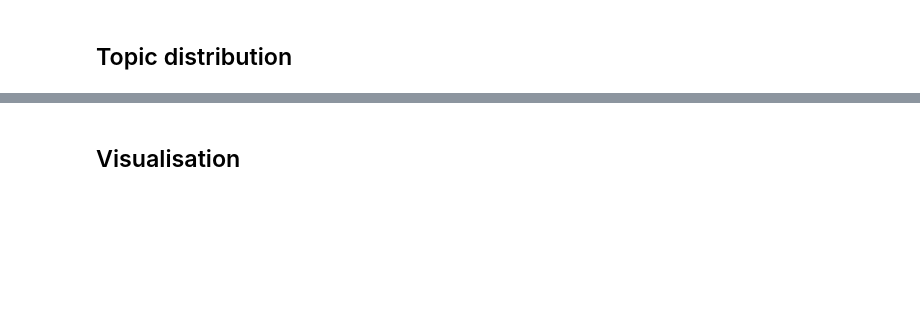
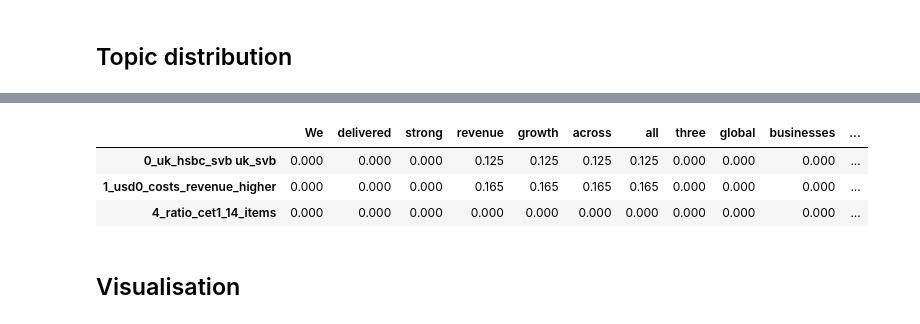
Before and after one commit to jrw22/topic-clustering, a Jupyter notebook: BERTopic.ipynb, the cells around one changed output, grey strips where cells are left out. Drawn from its saved outputs; the diff is of its cells as text; code cells hidden in the pictures; blank space fills up the shorter version.

```diff
--- a/BERTopic.ipynb
+++ b/BERTopic.ipynb
@@ -378,7 +68,7 @@ umap_model = UMAP(n_neighbors=15, n_components=5, min_dist=0.0, metric='cosine',
 # %%
 from hdbscan import HDBSCAN
 
-hdbscan_model = HDBSCAN(min_cluster_size=15, metric='euclidean', cluster_selection_method='eom', prediction_data=True)
+hdbscan_model = HDBSCAN(min_cluster_size=10, metric='euclidean', cluster_selection_method='eom', prediction_data=True)
 # %% [markdown]
 ## Tokeniser
 # %%
@@ -402,17 +97,17 @@ pos_model = PartOfSpeech("en_core_web_sm")
 # MMR
 mmr_model = MaximalMarginalRelevance(diversity=0.3)
 
-# GPT-3.5
+# GPT-4
 prompt = """
 I have a topic that contains the following documents:
 [DOCUMENTS]
-The topic is described by the following keywords: [KEYWORDS]
+I have a topic that is described by the following keywords: [KEYWORDS]. These keywords have been extracted from key sentences within a financial document.
 
-Based on the information above, extract a short but highly descriptive topic label of at most 5 words. Make sure it is in the following format:
+Based on the information above, extract a short but highly descriptive topic label of at most 6 words. Make sure it is in the following format:
 topic: <topic label>
 """
 client = openai.OpenAI(api_key=userdata.get("OpenAI2"))
-openai_model = OpenAI(client, model="gpt-3.5-turbo", exponential_backoff=True, chat=True, prompt=prompt)
+openai_model = OpenAI(client, model="gpt-4", exponential_backoff=True, chat=True, prompt=prompt)
 
 # All representation models
 representation_model = {
@@ -434,7 +129,7 @@ topic_model = BERTopic(
   representation_model=representation_model,
 
   # Hyperparameters
-  top_n_words=10,
+  top_n_words=20,
   verbose=True
 )
 
@@ -449,5 +181,6 @@ topic_model.get_topic(1, full=True)
 topic_distr, _ = topic_model.approximate_distribution(sentences, window=8, stride=4)
 # %%
 # Visualise topic distribution for specific sentences
-print(sentences[5])
-topic_model.visualize_distribution(topic_distr[5])
+sentence_id = 20
+print(sentences[sentence_id])
+topic_model.visualize_distribution(topic_distr[sentence_id])
@@ -454,12 +190,16 @@ topic_model.visualize_distribution(topic_distr[5])
 # %%
 # Visualise on the token level
-sentence_id = 5
 # Calculate the topic distributions on a token-level
 topic_distr, topic_token_distr = topic_model.approximate_distribution(sentences[sentence_id], calculate_tokens=True)
 
 # Visualize the token-level distributions
 df = topic_model.visualize_approximate_distribution(sentences[sentence_id], topic_token_distr[0])
 df
+# %% [output]
+|  | We | delivered | strong | revenue | growth | across | all | three | global | businesses | ... |
+| 0_uk_hsbc_svb uk_svb | 0.000 | 0.000 | 0.000 | 0.125 | 0.125 | 0.125 | 0.125 | 0.000 | 0.000 | 0.000 | ... |
+| 1_usd0_costs_revenue_higher | 0.000 | 0.000 | 0.000 | 0.165 | 0.165 | 0.165 | 0.165 | 0.000 | 0.000 | 0.000 | ... |
+| 4_ratio_cet1_14_items | 0.000 | 0.000 | 0.000 | 0.000 | 0.000 | 0.000 | 0.000 | 0.000 | 0.000 | 0.000 | ... |
 # %% [markdown]
 ## Visualisation
 # %%
```
Also changed, not shown: parts of 19 cells of this notebook.
